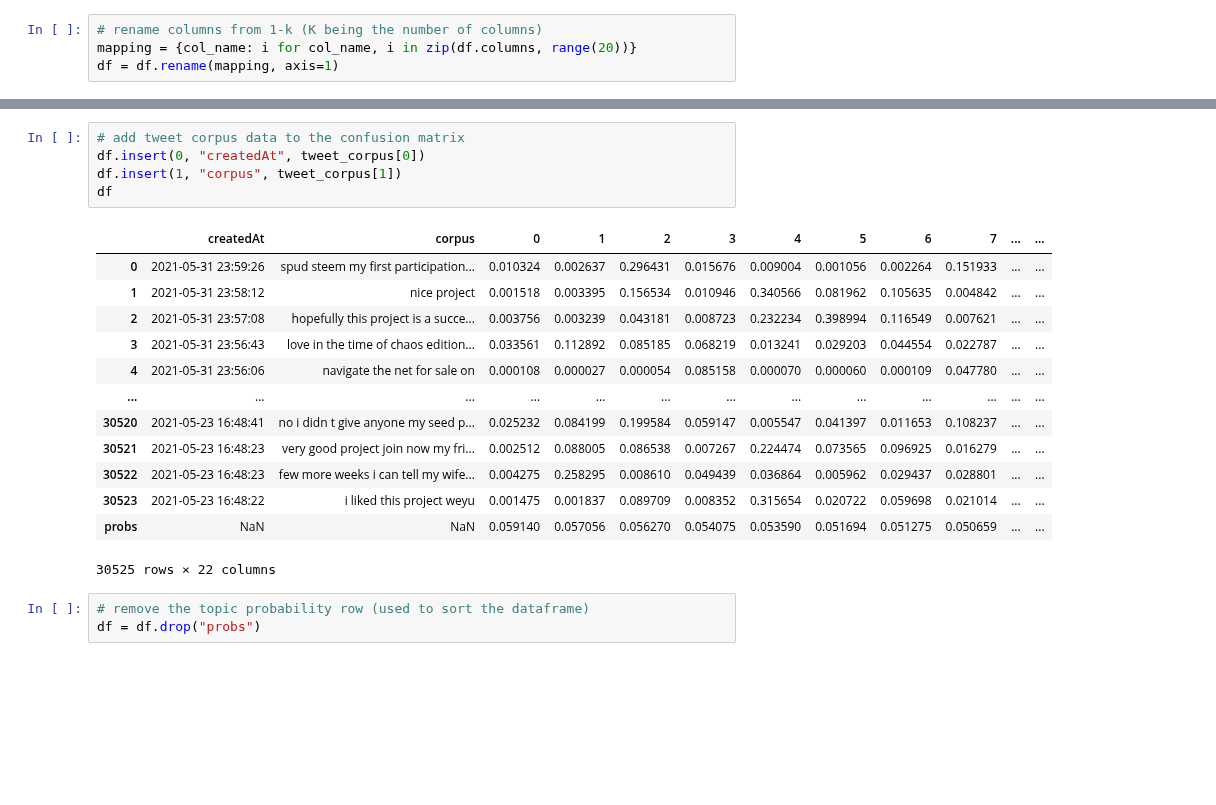
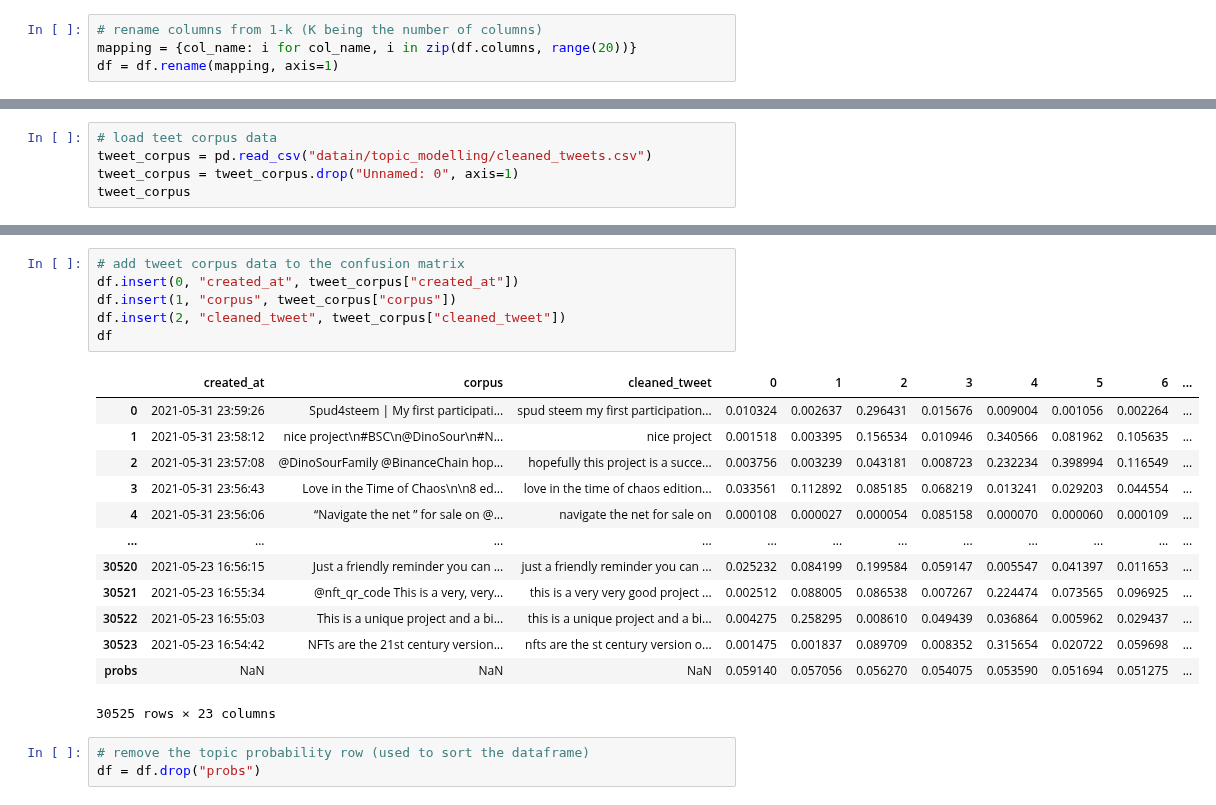
Before and after one commit to ginalamp/NFT_Twitter_Evolution, a Jupyter notebook: topic_modelling.ipynb, the cells around one changed output, grey strips where cells are left out. Cells and saved outputs as stored; diff of their text form; blank space fills up the shorter version.

Commit message:
Topic modelling directly read clean_corpus new output
Topic modelling uses both the full corpus and cleaned corpus

```diff
--- a/topic_modelling.ipynb
+++ b/topic_modelling.ipynb
@@ -70,0 +86,5 @@ tweet_corpus = pd.DataFrame(tweet_corpus)
+# %%
+# load teet corpus data
+tweet_corpus = pd.read_csv("datain/topic_modelling/cleaned_tweets.csv")
+tweet_corpus = tweet_corpus.drop("Unnamed: 0", axis=1)
+tweet_corpus
@@ -71,22 +105,23 @@ tweet_corpus = pd.DataFrame(tweet_corpus)
 # %%
 # add tweet corpus data to the confusion matrix
-df.insert(0, "createdAt", tweet_corpus[0])
-df.insert(1, "corpus", tweet_corpus[1])
+df.insert(0, "created_at", tweet_corpus["created_at"])
+df.insert(1, "corpus", tweet_corpus["corpus"])
+df.insert(2, "cleaned_tweet", tweet_corpus["cleaned_tweet"])
 df
 # %% [output]
-|  | createdAt | corpus | 0 | 1 | 2 | 3 | 4 | 5 | 6 | 7 | ... | ... |
-| 0 | 2021-05-31 23:59:26 | spud steem my first participation... | 0.010324 | 0.002637 | 0.296431 | 0.015676 | 0.009004 | 0.001056 | 0.002264 | 0.151933 | ... | ... |
-| 1 | 2021-05-31 23:58:12 | nice project | 0.001518 | 0.003395 | 0.156534 | 0.010946 | 0.340566 | 0.081962 | 0.105635 | 0.004842 | ... | ... |
-| 2 | 2021-05-31 23:57:08 | hopefully this project is a succe... | 0.003756 | 0.003239 | 0.043181 | 0.008723 | 0.232234 | 0.398994 | 0.116549 | 0.007621 | ... | ... |
-| 3 | 2021-05-31 23:56:43 | love in the time of chaos edition... | 0.033561 | 0.112892 | 0.085185 | 0.068219 | 0.013241 | 0.029203 | 0.044554 | 0.022787 | ... | ... |
-| 4 | 2021-05-31 23:56:06 | navigate the net for sale on | 0.000108 | 0.000027 | 0.000054 | 0.085158 | 0.000070 | 0.000060 | 0.000109 | 0.047780 | ... | ... |
-| ... | ... | ... | ... | ... | ... | ... | ... | ... | ... | ... | ... | ... |
-| 30520 | 2021-05-23 16:48:41 | no i didn t give anyone my seed p... | 0.025232 | 0.084199 | 0.199584 | 0.059147 | 0.005547 | 0.041397 | 0.011653 | 0.108237 | ... | ... |
-| 30521 | 2021-05-23 16:48:23 | very good project join now my fri... | 0.002512 | 0.088005 | 0.086538 | 0.007267 | 0.224474 | 0.073565 | 0.096925 | 0.016279 | ... | ... |
-| 30522 | 2021-05-23 16:48:23 | few more weeks i can tell my wife... | 0.004275 | 0.258295 | 0.008610 | 0.049439 | 0.036864 | 0.005962 | 0.029437 | 0.028801 | ... | ... |
-| 30523 | 2021-05-23 16:48:22 | i liked this project weyu | 0.001475 | 0.001837 | 0.089709 | 0.008352 | 0.315654 | 0.020722 | 0.059698 | 0.021014 | ... | ... |
-| probs | NaN | NaN | 0.059140 | 0.057056 | 0.056270 | 0.054075 | 0.053590 | 0.051694 | 0.051275 | 0.050659 | ... | ... |
+|  | created_at | corpus | cleaned_tweet | 0 | 1 | 2 | 3 | 4 | 5 | 6 | ... |
+| 0 | 2021-05-31 23:59:26 | Spud4steem | My first participati... | spud steem my first participation... | 0.010324 | 0.002637 | 0.296431 | 0.015676 | 0.009004 | 0.001056 | 0.002264 | ... |
+| 1 | 2021-05-31 23:58:12 | nice project\n#BSC\n@DinoSour\n#N... | nice project | 0.001518 | 0.003395 | 0.156534 | 0.010946 | 0.340566 | 0.081962 | 0.105635 | ... |
+| 2 | 2021-05-31 23:57:08 | @DinoSourFamily @BinanceChain hop... | hopefully this project is a succe... | 0.003756 | 0.003239 | 0.043181 | 0.008723 | 0.232234 | 0.398994 | 0.116549 | ... |
+| 3 | 2021-05-31 23:56:43 | Love in the Time of Chaos\n\n8 ed... | love in the time of chaos edition... | 0.033561 | 0.112892 | 0.085185 | 0.068219 | 0.013241 | 0.029203 | 0.044554 | ... |
+| 4 | 2021-05-31 23:56:06 | “Navigate the net ” for sale on @... | navigate the net for sale on | 0.000108 | 0.000027 | 0.000054 | 0.085158 | 0.000070 | 0.000060 | 0.000109 | ... |
+| ... | ... | ... | ... | ... | ... | ... | ... | ... | ... | ... | ... |
+| 30520 | 2021-05-23 16:56:15 | Just a friendly reminder you can ... | just a friendly reminder you can ... | 0.025232 | 0.084199 | 0.199584 | 0.059147 | 0.005547 | 0.041397 | 0.011653 | ... |
+| 30521 | 2021-05-23 16:55:34 | @nft_qr_code This is a very, very... | this is a very very good project ... | 0.002512 | 0.088005 | 0.086538 | 0.007267 | 0.224474 | 0.073565 | 0.096925 | ... |
+| 30522 | 2021-05-23 16:55:03 | This is a unique project and a bi... | this is a unique project and a bi... | 0.004275 | 0.258295 | 0.008610 | 0.049439 | 0.036864 | 0.005962 | 0.029437 | ... |
+| 30523 | 2021-05-23 16:54:42 | NFTs are the 21st century version... | nfts are the st century version o... | 0.001475 | 0.001837 | 0.089709 | 0.008352 | 0.315654 | 0.020722 | 0.059698 | ... |
+| probs | NaN | NaN | NaN | 0.059140 | 0.057056 | 0.056270 | 0.054075 | 0.053590 | 0.051694 | 0.051275 | ... |
-30525 rows × 22 columns
+30525 rows × 23 columns
 # %%
 # remove the topic probability row (used to sort the dataframe)
 df = df.drop("probs")
```
Also changed, not shown: parts of 7 cells of this notebook, 1 other file.
